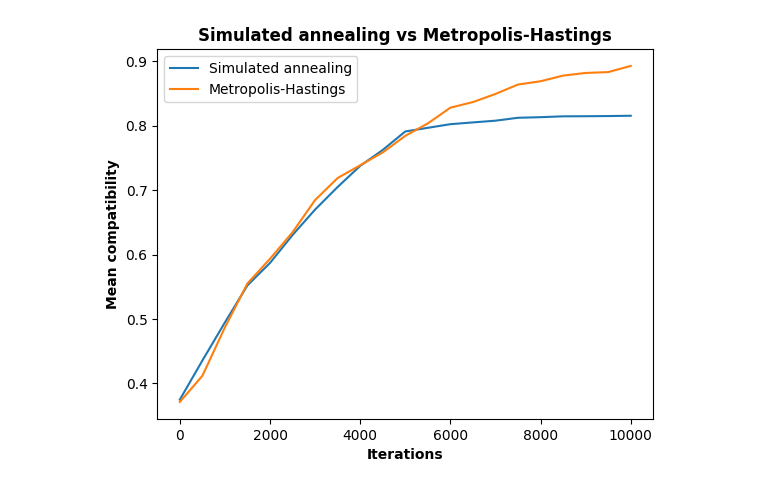
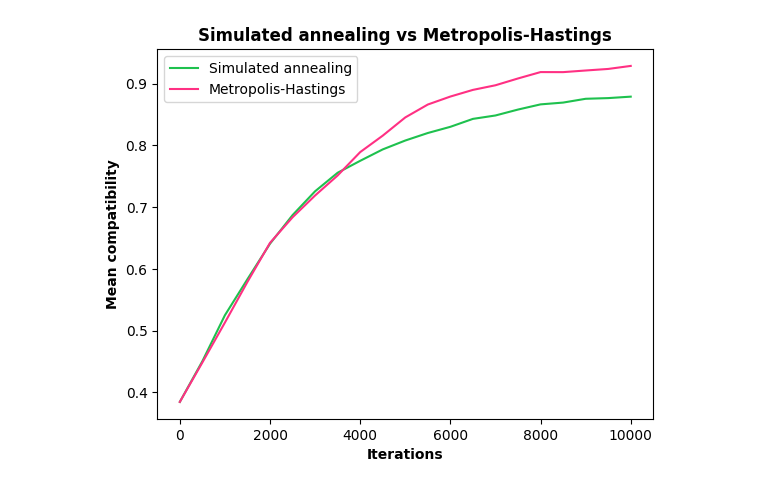
Before and after one commit to vecel/mcmc-decipher, a Jupyter notebook: notebooks/simulated_annealing_example.ipynb, the cells around one changed output. Cells and saved outputs as stored; diff of their text form; code cells hidden in the pictures.

```diff
--- a/notebooks/simulated_annealing_example.ipynb
+++ b/notebooks/simulated_annealing_example.ipynb
@@ -35,15 +35,15 @@ decode_MCMC_heat(encoded_text, perc_dict, plan, repeat=1, encryption_dict=freq_b
 # %%
-n = 10000
+n = 5000
 plans = [[np.log(k + 1) + 100 for k in range(n)], [(k+1)/10 for k in range(n)], [1.01**k for k in range(n)]]
-rep = 1
+rep = 2
 iters = n*rep
 attempts = 50
 labels = ["Logarithmic", "Linear", "Exponential"]
 # %%
 fig, ax = plt.subplots(1, 3, figsize=(16, 6), sharey=True)
-fig.suptitle("Simulated annealing performance for different heating plans.", fontsize=15, fontweight="bold")
+fig.suptitle("Simulated annealing performance for different cooling plans.", fontsize=15, fontweight="bold")
 for i, plan in enumerate(plans):
-    _, scores = cross_validation(attempts, encoded_text, perc_dict, 1, "annealing", heating_plan=plan, repeat=rep, encryption_dict=freq_based_encryption_dict)
+    _, scores = cross_validation(attempts, encoded_text, perc_dict, 1, "annealing", cooling_plan=plan, repeat=rep, encryption_dict=freq_based_encryption_dict)
     for l in range(len(scores)):
         ax[i].plot(list(range(0, iters+1, 500)), scores[l])
     ax[i].set_title(labels[i])
@@ -52,25 +52,25 @@ for i, plan in enumerate(plans):
 # %%
 n = 5000
 rep = 2
 iters = n*rep
 plan = [np.log(k+1) + 100 for k in range(n)]
-attempts = 50
+attempts = 100
 
 annealing = np.zeros(int(iters/500 + 1))
 metropolis = np.zeros(int(iters/500 + 1))
 for i in range(attempts):
     _, _, texts_def = decode_MCMC(encoded_text, perc_dict, iters, freq_based_encryption_dict)
-    _, _, texts_ann = decode_MCMC_heat(encoded_text, perc_dict, plan, rep, freq_based_encryption_dict)
+    _, _, texts_ann = decode_MCMC_SA(encoded_text, perc_dict, plan, rep, freq_based_encryption_dict)
 
     metropolis = metropolis + np.array(eval_solution_lw(text, texts_def))
     annealing = annealing + np.array(eval_solution_lw(text, texts_ann))
 
-plt.plot(list(range(0, iters+1, 500)), annealing/attempts, label = "Simulated annealing")
-plt.plot(list(range(0, iters+1, 500)), metropolis/attempts, label = "Metropolis-Hastings")
+plt.plot(list(range(0, iters+1, 500)), annealing/attempts, label = "Simulated annealing", color="#1EC14E")
+plt.plot(list(range(0, iters+1, 500)), metropolis/attempts, label = "Metropolis-Hastings", color="#FF3083")
 plt.ylabel("Mean compatibility", fontweight = 'bold')
 plt.xlabel("Iterations", fontweight = 'bold')
 plt.title("Simulated annealing vs Metropolis-Hastings", fontweight="bold")
 plt.legend()
 plt.show()
 # %% [output]
-[figure, old version]
+[figure, new version]
```
Also changed, not shown: parts of 3 cells of this notebook.
